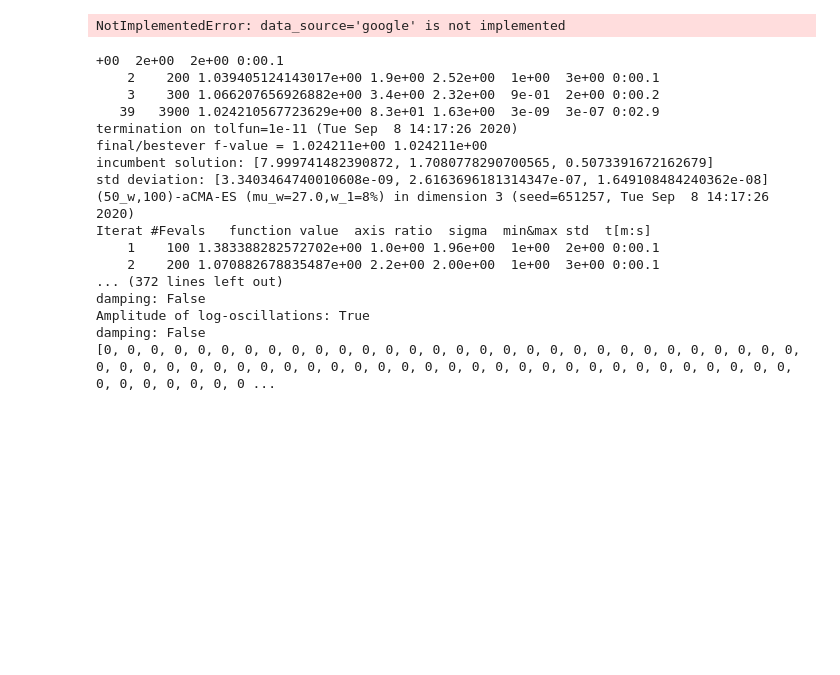
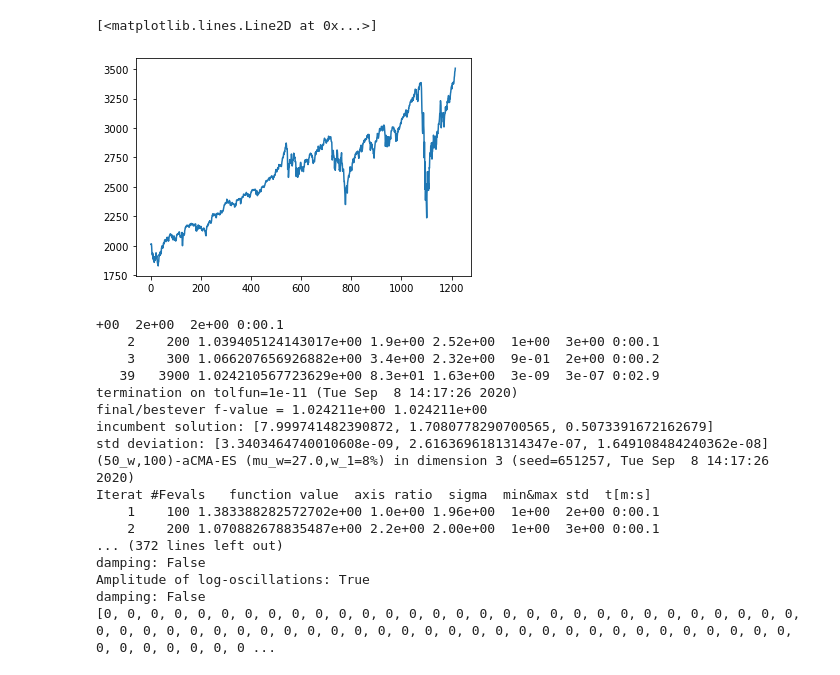
Before and after one commit to niveshigovind/LPPLS, a Jupyter notebook: nb.ipynb, the cells around one changed output. Cells and saved outputs as stored; diff of their text form; code cells hidden in the pictures; blank space fills up the shorter version.

Commit message:
plot

```diff
--- a/nb.ipynb
+++ b/nb.ipynb
@@ -233,19 +274,18 @@ def LPPL_confidence_signal(log_price, time, time_windows):
 # %%
 # Define the instruments to download. We would like to see Apple, Microsoft and the S&P500 index.
 ticker = '^GSPC'
 
 # We would like all available data from 01/01/2000 until 12/31/2016.
-start_date = '2016-01-01'
-end_date = '2020-08-30'
+start = datetime.datetime(2016, 1, 1)
+end = datetime.datetime(2020, 8, 30)
 
-# User pandas_reader.data.DataReader to load the desired data. As simple as that.
-panel_data = data.DataReader(ticker, 'yahoo', start_date, end_date)
-price = panel_data['Adj Close']
+price = data.DataReader(['sp500'], 'fred', start, end).ffill().bfill()
 log_price = np.log(price)
 log_price = log_price.values
 plt.plot(np.exp(log_price))
 # %% [output]
-NotImplementedError: data_source='google' is not implemented
+[<matplotlib.lines.Line2D at 0x...>]
+[figure, added]
 # %%
 sig=LPPL_confidence_signal(log_price=log_price, time=range(700,1200,20), time_windows=range(300,745,5))
 # %% [output]
```
Also changed, not shown: parts of 6 cells of this notebook.
